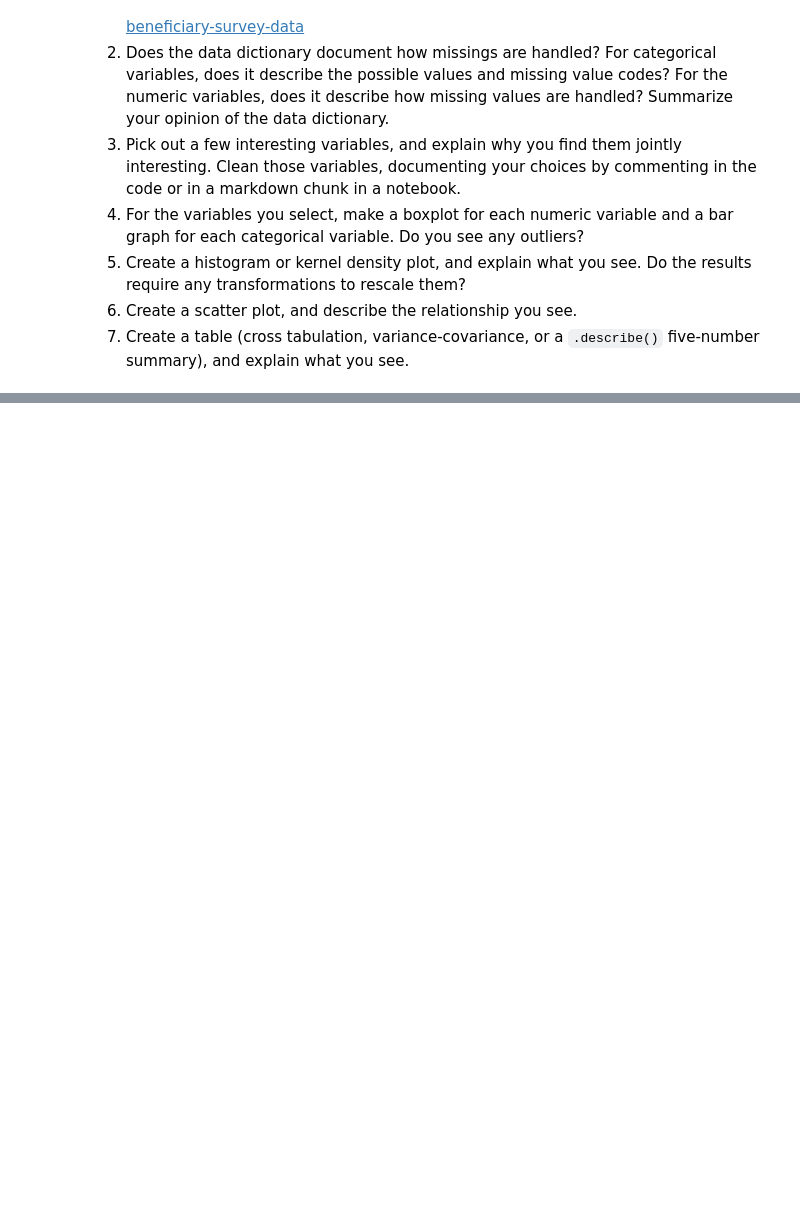
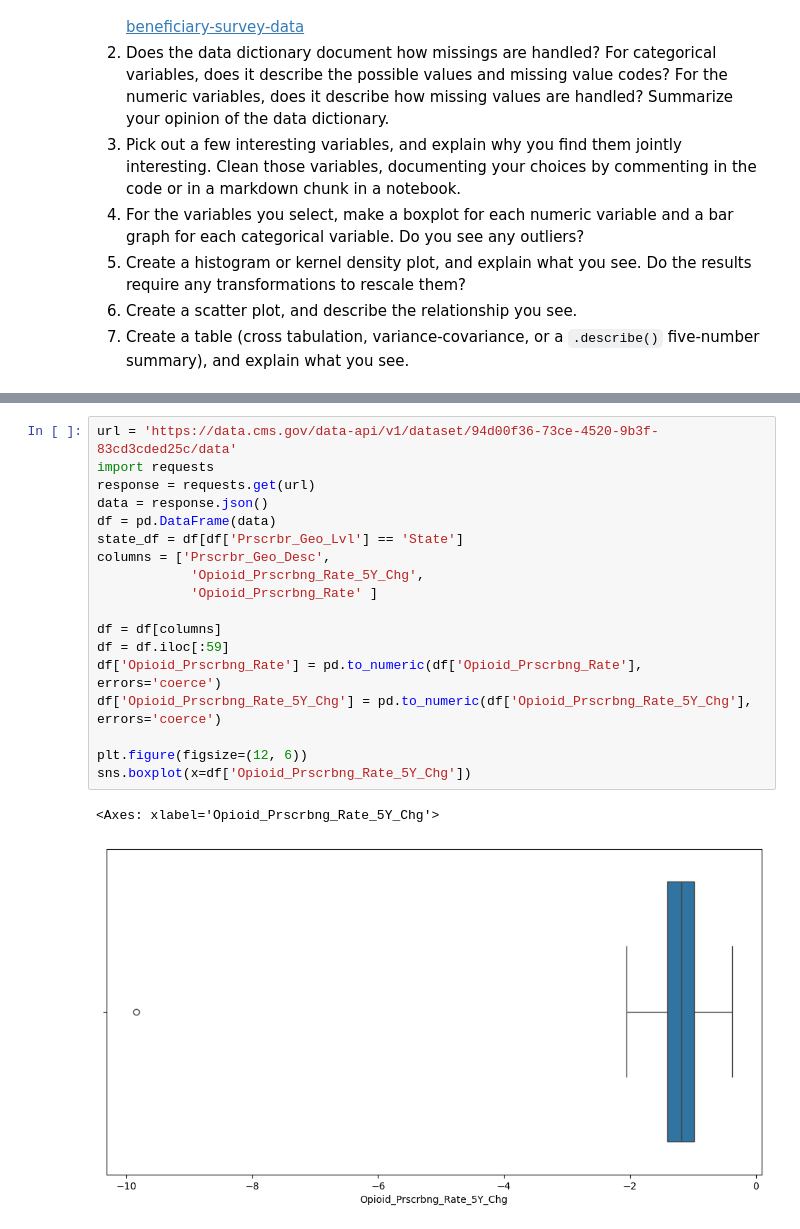
Before and after one commit to EBaner/visualization, a Jupyter notebook: assignment/assignment.ipynb, the cells around one changed output, grey strips where cells are left out. Drawn from its saved outputs; the diff is of its cells as text; blank space fills up the shorter version.

```diff
--- a/assignment/assignment.ipynb
+++ b/assignment/assignment.ipynb
@@ -437,0 +444,21 @@ When looking at the graphs it seems that the rich pay more than thier fair share
+# %%
+url = 'https://data.cms.gov/data-api/v1/dataset/94d00f36-73ce-4520-9b3f-83cd3cded25c/data'
+import requests
+response = requests.get(url)
+data = response.json()
+df = pd.DataFrame(data)
+state_df = df[df['Prscrbr_Geo_Lvl'] == 'State']
+columns = ['Prscrbr_Geo_Desc',
+            'Opioid_Prscrbng_Rate_5Y_Chg',
+            'Opioid_Prscrbng_Rate' ]
+
+df = df[columns]
+df = df.iloc[:59]
+df['Opioid_Prscrbng_Rate'] = pd.to_numeric(df['Opioid_Prscrbng_Rate'], errors='coerce')
+df['Opioid_Prscrbng_Rate_5Y_Chg'] = pd.to_numeric(df['Opioid_Prscrbng_Rate_5Y_Chg'], errors='coerce')
+
+plt.figure(figsize=(12, 6))
+sns.boxplot(x=df['Opioid_Prscrbng_Rate_5Y_Chg'])
+# %% [output]
+<Axes: xlabel='Opioid_Prscrbng_Rate_5Y_Chg'>
+[figure, added]
```
Also changed, not shown: parts of 12 cells of this notebook.
